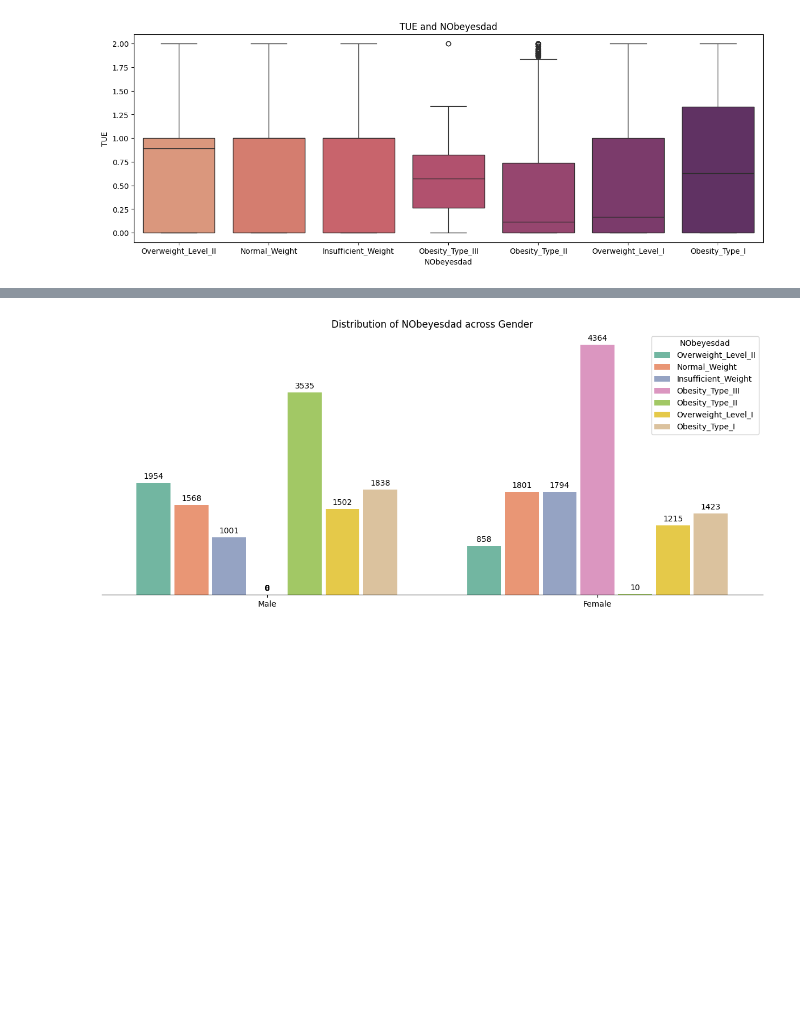
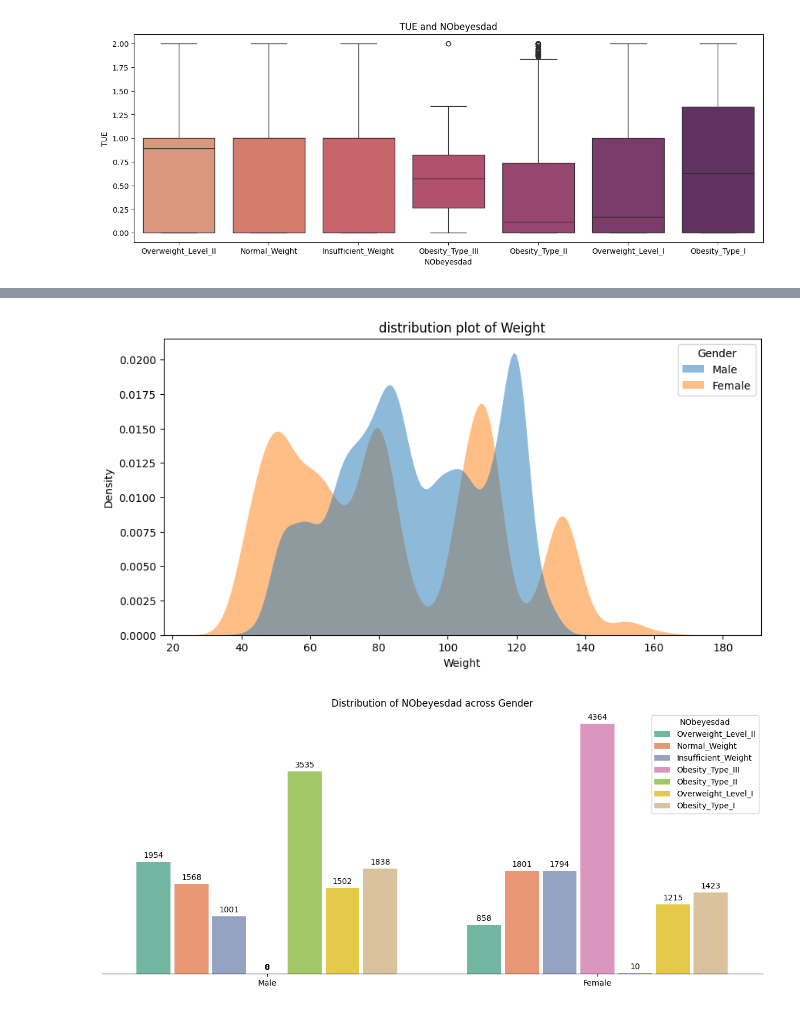
Before and after one commit to aman977381/EDA, a Jupyter notebook: EDA.ipynb, the cells around one changed output, grey strips where cells are left out. Saved outputs shown, nothing was run; the diff lists cells and outputs as text; code cells hidden in the pictures; blank space fills up the shorter version.

```diff
--- a/EDA.ipynb
+++ b/EDA.ipynb
@@ -321,3 +343,7 @@ show_box_plot(df,num_columns,'NObeyesdad')
+# %%
+show_dist('Weight')
+# %% [output]
+[figure, added]
 # %%
 def show_count(columns):
     for feature in columns:
```
Also changed, not shown: parts of 6 cells of this notebook.
